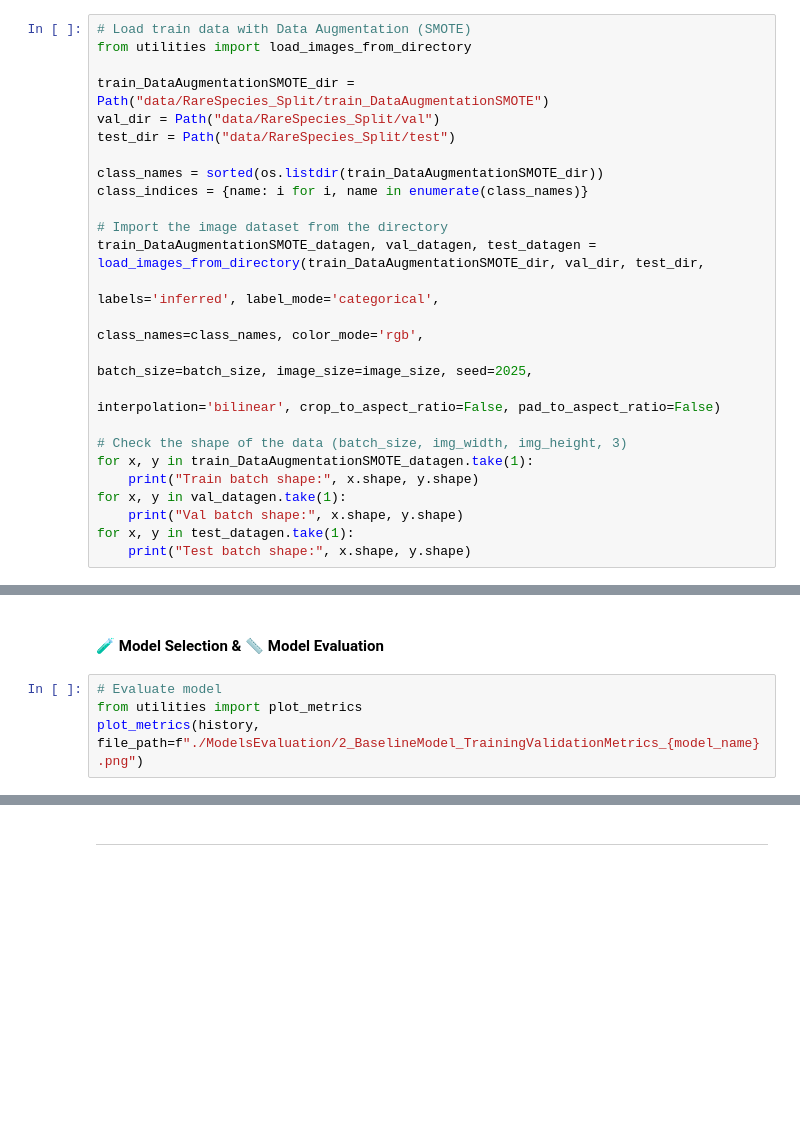
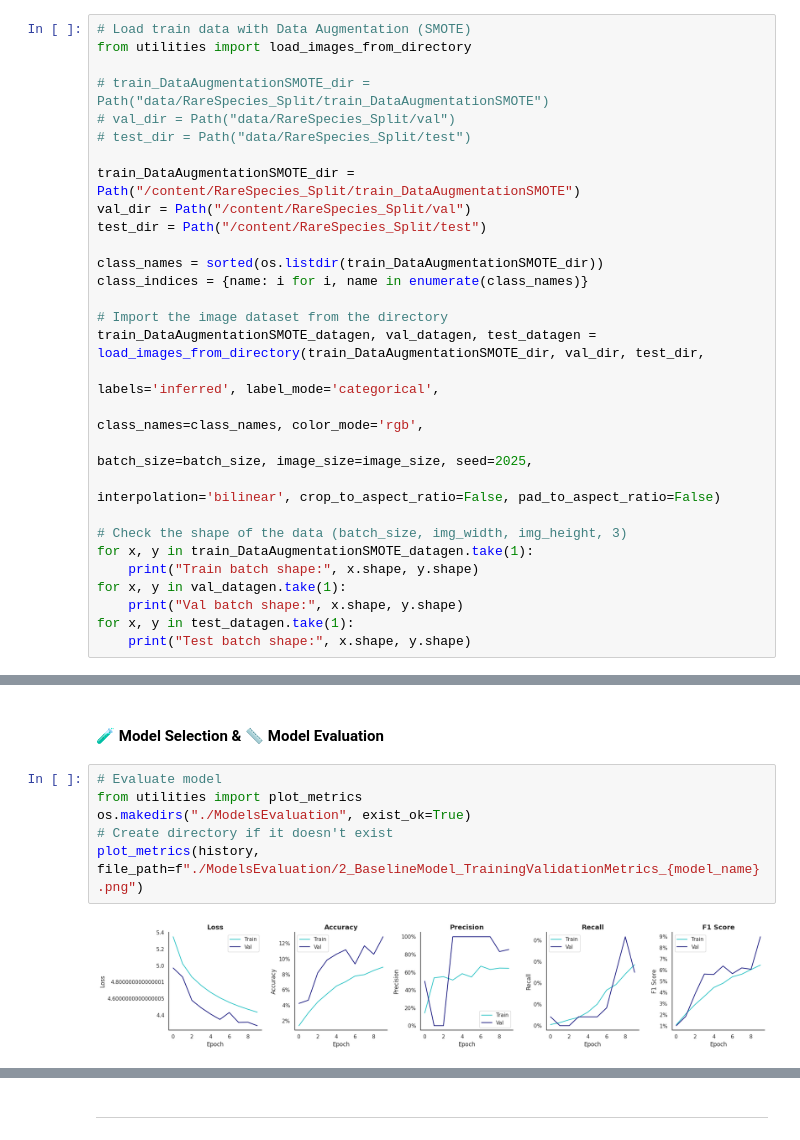
Before and after one commit to Silvestre17/DL_RareSpecies_ImageClassification_MasterProject, a Jupyter notebook: Collab/3_Modeling_Baseline_Model_DLProject_Group37_CollabAndré_12.04.2025.ipynb, the cells around one changed output, grey strips where cells are left out. Saved outputs shown, nothing was run; the diff lists cells and outputs as text; blank space fills up the shorter version.

Commit message:
Criado através do Colab - Modelos SMOTE & SMOTE+Grayscale

```diff
--- a/Collab/3_Modeling_Baseline_Model_DLProject_Group37_CollabAndré_12.04.2025.ipynb
+++ b/Collab/3_Modeling_Baseline_Model_DLProject_Group37_CollabAndré_12.04.2025.ipynb
@@ -874,9 +874,13 @@ Model Evaluation Results
 # Load train data with Data Augmentation (SMOTE)
 from utilities import load_images_from_directory
 
-train_DataAugmentationSMOTE_dir = Path("data/RareSpecies_Split/train_DataAugmentationSMOTE")
-val_dir = Path("data/RareSpecies_Split/val")
-test_dir = Path("data/RareSpecies_Split/test")
+# train_DataAugmentationSMOTE_dir = Path("data/RareSpecies_Split/train_DataAugmentationSMOTE")
+# val_dir = Path("data/RareSpecies_Split/val")
+# test_dir = Path("data/RareSpecies_Split/test")
+
+train_DataAugmentationSMOTE_dir = Path("/content/RareSpecies_Split/train_DataAugmentationSMOTE")
+val_dir = Path("/content/RareSpecies_Split/val")
+test_dir = Path("/content/RareSpecies_Split/test")
 
 class_names = sorted(os.listdir(train_DataAugmentationSMOTE_dir))
 class_indices = {name: i for i, name in enumerate(class_names)}
@@ -942,7 +1006,10 @@ print(f"\nTraining completed in \033[1m{train_time} seconds ({str(datetime.timed
 # %%
 # Evaluate model
 from utilities import plot_metrics
+os.makedirs("./ModelsEvaluation", exist_ok=True)                                              # Create directory if it doesn't exist
 plot_metrics(history, file_path=f"./ModelsEvaluation/2_BaselineModel_TrainingValidationMetrics_{model_name}.png")
+# %% [output]
+[figure, added]
 # %%
 # Evaluate on validation and test sets
 train_results = {'accuracy': history.history['accuracy'][-1], 'precision': history.history['precision'][-1], 'recall': history.history['recall'][-1], 'f1_score': history.history['f1_score'][-1], 'auc': history.history['auc'][-1]}
```
Also changed, not shown: parts of 12 cells of this notebook.
